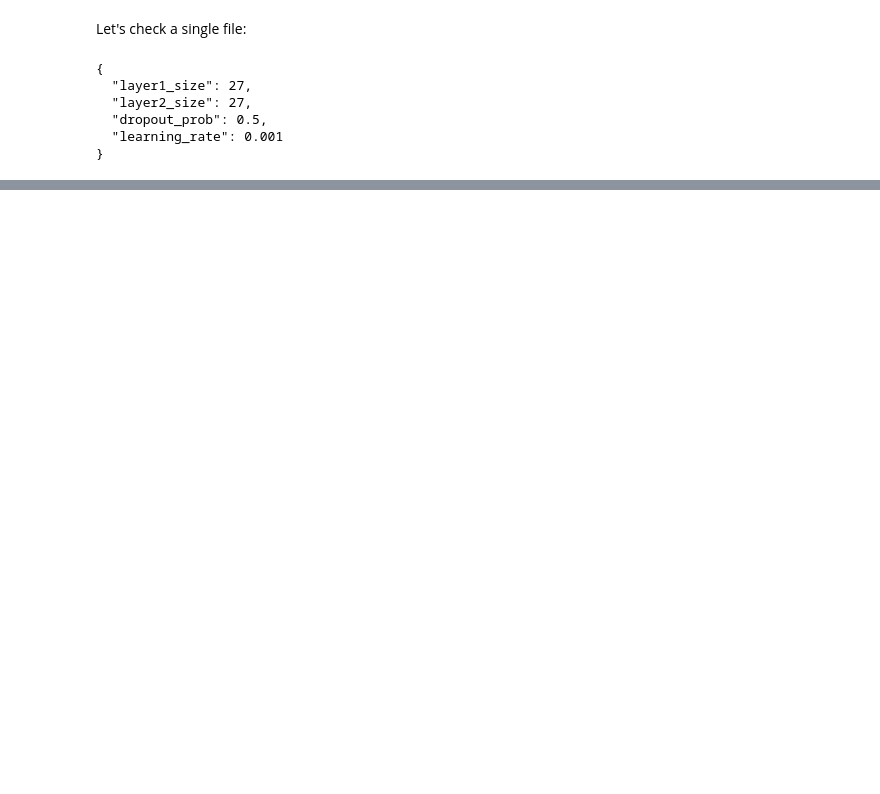
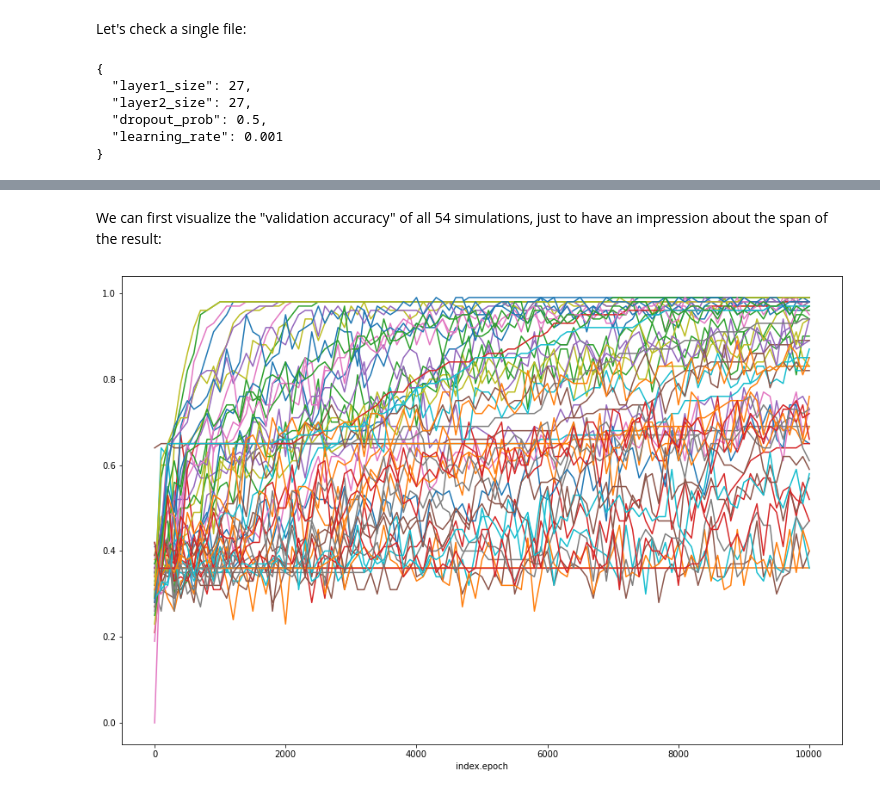
Before and after one commit to jeromerg/filoc, a Jupyter notebook: example_ml.ipynb, the cells around one changed output, grey strips where cells are left out. Saved outputs shown, nothing was run; the diff lists cells and outputs as text; code cells hidden in the pictures; blank space fills up the shorter version.

```diff
--- a/example_ml.ipynb
+++ b/example_ml.ipynb
@@ -353,0 +437,6 @@ TODO
+# %%
+analysis_loc = filoc({
+  'hyp'    : './temp/iris/sim={sim:d}/hyperparameters.json',
+  'state'  : './temp/iris/sim={sim:d}/state.json',
+  'result' : './temp/iris/sim={sim:d}/epoch_{epoch:d}.json',
+}, cache_locpath='temp/cache/iris/cache.bin')
@@ -353,0 +449,2 @@ TODO
+# %%
+df = analysis_loc.read_contents()
@@ -353,0 +486,9 @@ TODO
+# %% [markdown]
+We can first visualize the "validation accuracy" of all 54 simulations, just to have an impression about the span of the result:
+# %%
+plt.rcParams['figure.figsize'] = [15, 10]
+ax = plt.gca()
+df.groupby(by='index.sim').plot(x='index.epoch', y='result.train_acc', ax=ax, legend=None);
+#df.plot(x='index.epoch', y='result.valid_acc', ax=ax);
+# %% [output]
+[figure, added]
```
Also changed, not shown: parts of 49 cells of this notebook, 8 other files.
